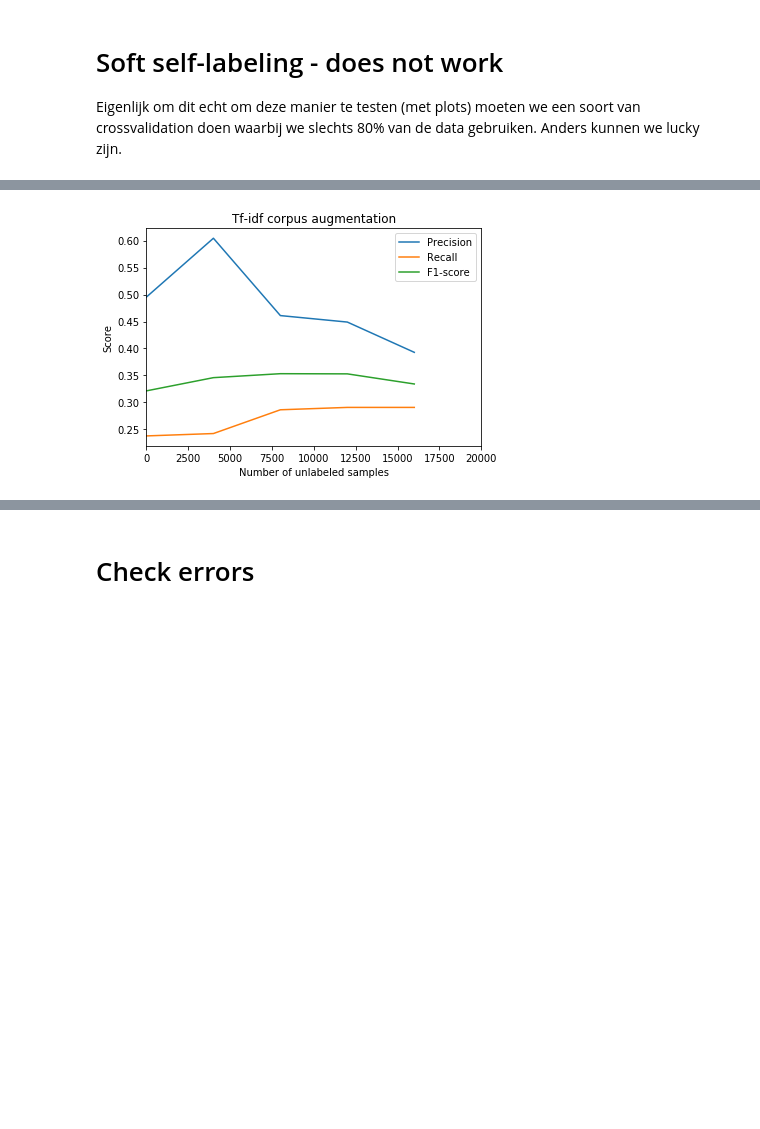
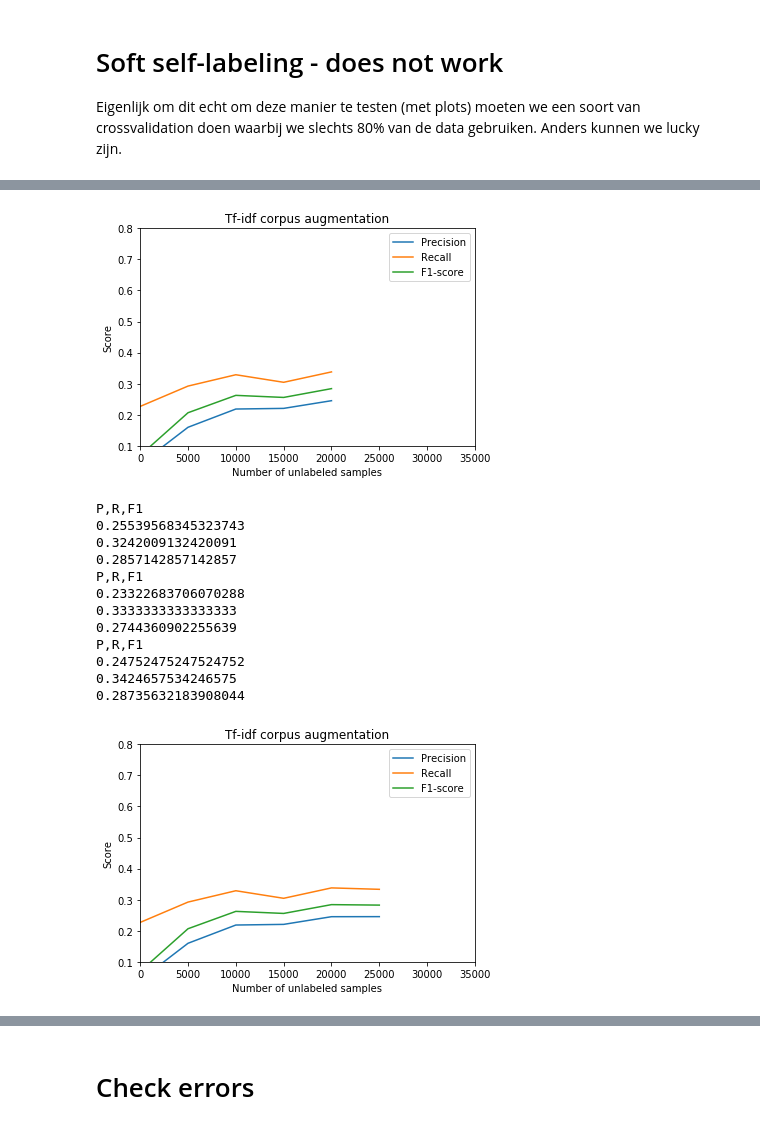
Before and after one commit to Joostrothweiler/politags, a Jupyter notebook: notebooks/experiments/Topics Domain Adapt.ipynb, the cells around one changed output, grey strips where cells are left out. Saved outputs shown, nothing was run; the diff lists cells and outputs as text; code cells hidden in the pictures; blank space fills up the shorter version.

```diff
--- a/notebooks/experiments/Topics Domain Adapt.ipynb
+++ b/notebooks/experiments/Topics Domain Adapt.ipynb
@@ -173,7 +173,7 @@ def evaluate_target_domain(transformer, mlb, clf, corpus, labels):
     X = transformer.transform(corpus)
     y = mlb.transform(labels)
 
-    y_pred = predict_multi_always(clf, X)
+    y_pred = clf.predict(X)
 
     p = precision_score(y, y_pred, average='micro')
     r = recall_score(y, y_pred, average='micro')
@@ -368,0 +368,15 @@ P,R,F1
+# %%
+transformer = TfidfVectorizer(max_df=0.7, preprocessor=pre_process)
+transformer = transformer.fit(unlabeled_corpus)
+
+X = transformer.fit_transform(source_corpus)
+y = mlb.fit_transform(source_labels)
+
+clf = SGDClassifier(loss='log', penalty='none', alpha=1e-6, random_state=42, max_iter=10)
+clf = OneVsRestClassifier(clf).fit(X, y)
+
+
+p, r, f1 = evaluate_target_domain(transformer, mlb, clf, source_corpus, source_labels)
+print(p)
+print(r)
+print(f1)
@@ -376,41 +396,51 @@ py = []
 ry = []
 f1y = []
 
-for i in range(0,20000,4000):
-    print(i)
+for i in range(0,40000,5000):
 
-    tfidf_corpus = []
-    for obj in unlabeled_corpus[0:i]:
-        tfidf_corpus.append(obj)
+    pyi = []
+    ryi = []
+    f1yi = []
 
-    for obj in source_corpus:
-        tfidf_corpus.append(obj)
+    for j in range(0,3):
 
-    print(np.shape(tfidf_corpus))
+        tfidf_corpus = []
+        for obj in random.sample(unlabeled_corpus, i):
+            tfidf_corpus.append(obj)
 
-    transformer = transformer.fit(tfidf_corpus)
+#         for obj in source_corpus:
+#             tfidf_corpus.append(obj)
 
-    X = transformer.transform(source_corpus)
-    y = mlb.fit_transform(source_labels)
+        transformer = None
+        transformer = TfidfVectorizer(max_df=0.7, preprocessor=pre_process)
+        transformer = transformer.fit(tfidf_corpus)
 
-    clf = SGDClassifier(loss='log', penalty='none', alpha=1e-6, random_state=42, max_iter=10)
-    clf = OneVsRestClassifier(clf).fit(X, y)
+        X = transformer.transform(source_corpus)
+        y = mlb.fit_transform(source_labels)
 
-#     evaluate_target_domain(transformer, mlb, clf, source_corpus, source_labels)
-    p, r, f1 = evaluate_target_domain(transformer, mlb, clf, target_corpus, target_labels)
+        clf = SGDClassifier(loss='log', penalty='none', alpha=1e-6, random_state=42, max_iter=10)
+        clf = OneVsRestClassifier(clf).fit(X, y)
+
+    #     evaluate_target_domain(transformer, mlb, clf, source_corpus, source_labels)
+        p, r, f1 = evaluate_target_domain(transformer, mlb, clf, target_corpus, target_labels)
+
+        pyi.append(p)
+        ryi.append(r)
+        f1yi.append(f1)
 
     x.append(i)
-    py.append(p)
-    ry.append(r)
-    f1y.append(f1)
+    py.append(np.mean(pyi))
+    ry.append(np.mean(ryi))
+    f1y.append(np.mean(f1yi))
 
     plt.plot(x, py, label='Precision')
     plt.plot(x, ry, label='Recall')
     plt.plot(x, f1y, label='F1-score')
     plt.xlabel('Number of unlabeled samples')
     plt.ylabel('Score')
-    plt.xlim(xmax=20000)
+    plt.xlim(xmax=35000)
     plt.xlim(xmin=0)
+    plt.ylim(ymin=0.1,ymax=0.8)
     plt.title('Tf-idf corpus augmentation')
     plt.legend()
     plt.show()
@@ -452 +512,14 @@ P,R,F1
-[figure, old version]
+[figure, new version]
+P,R,F1
+0.25539568345323743
+0.3242009132420091
+0.2857142857142857
+P,R,F1
+0.23322683706070288
+0.3333333333333333
+0.2744360902255639
+P,R,F1
+0.24752475247524752
+0.3424657534246575
+0.28735632183908044
+[figure, added]
```
Also changed, not shown: parts of 15 cells of this notebook, 13 other files.
